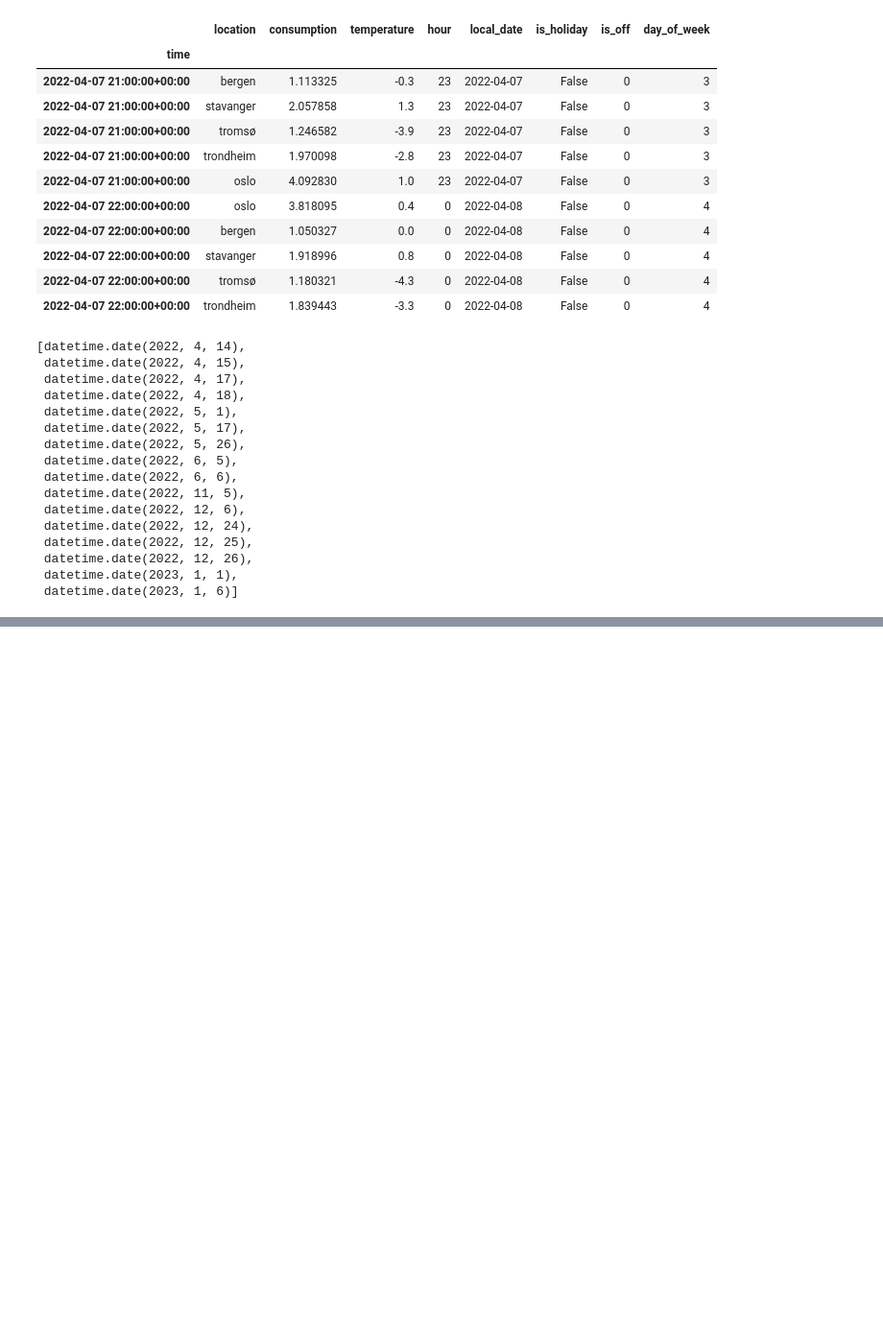
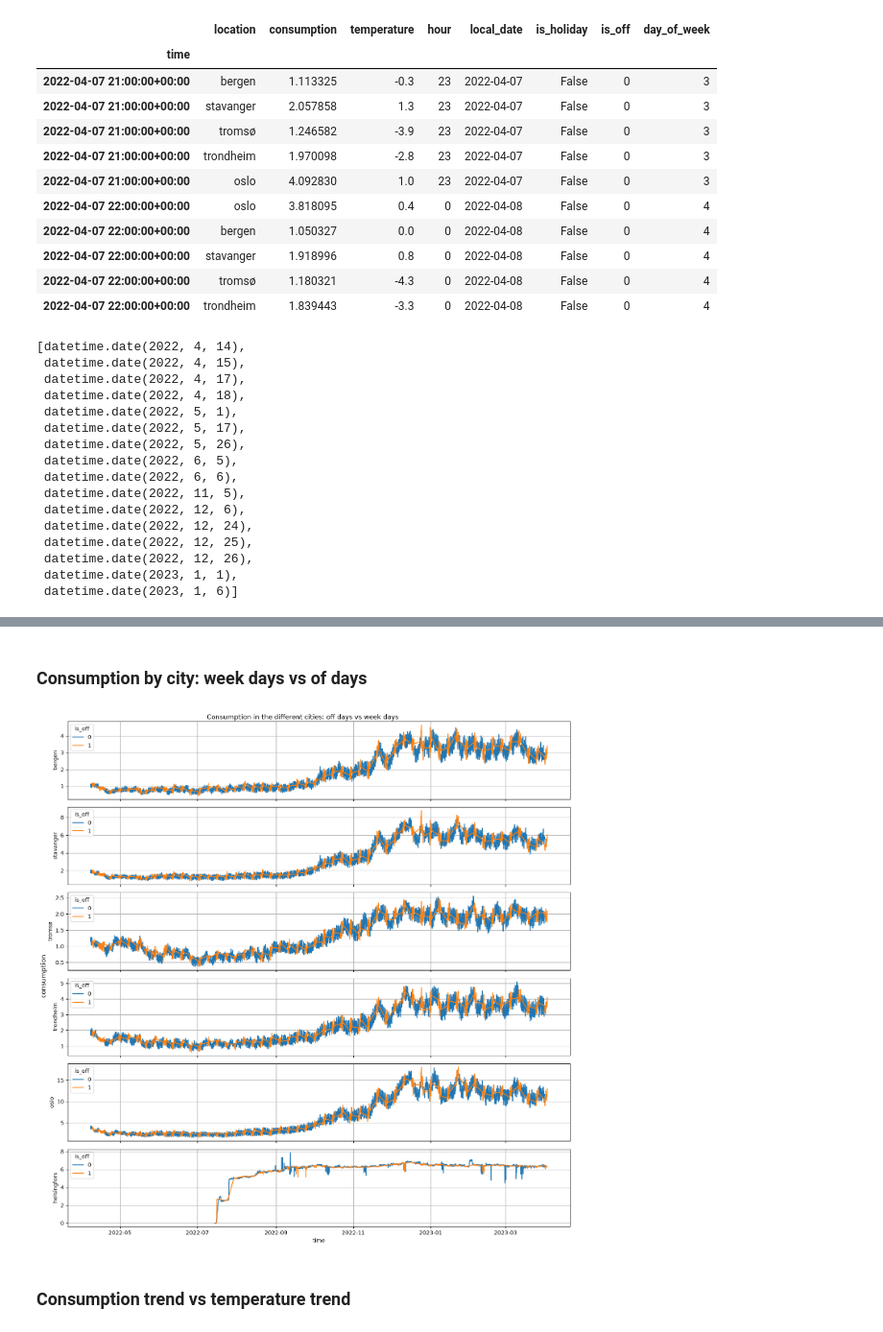
Before and after one commit to LukaAgostini/Aneo_group_project, a Jupyter notebook: EDA.ipynb, the cells around one changed output, grey strips where cells are left out. Shown at 96% size. Drawn from its saved outputs; the diff is of its cells as text; code cells hidden in the pictures; blank space fills up the shorter version.

```diff
--- a/EDA.ipynb
+++ b/EDA.ipynb
@@ -305,0 +365,32 @@ df.loc[df['is_holiday'], 'local_date'].drop_duplicates().sort_values().dt.date.t
+# %% [markdown]
+### Consumption by city: week days vs of days
+# %%
+# analysing the consumption in the different cities timeseries
+cities = df['location'].unique()
+palette = sns.color_palette('viridis', len(cities))
+
+fig, ax = plt.subplots(6, 1, figsize=(14,14), sharex=True)
+
+
+for i, city in enumerate(cities):
+    city_maks = df['location'] == city
+    sns.lineplot(
+        df[city_maks],
+        x='time',
+        y='consumption',
+        ax=ax[i],
+        hue='is_off',
+        color=palette[i]
+    )
+    ax[i].grid()
+    ax[i].set_ylabel(f'{city}')
+
+plt.xlabel('time')
+fig.supylabel('consumption')
+fig.suptitle('Consumption in the different cities: off days vs week days')
+plt.tight_layout()
+plt.show()
+# %% [output]
+[figure, added]
+# %% [markdown]
+### Consumption trend vs temperature trend
```
Also changed, not shown: parts of 3 cells of this notebook.
